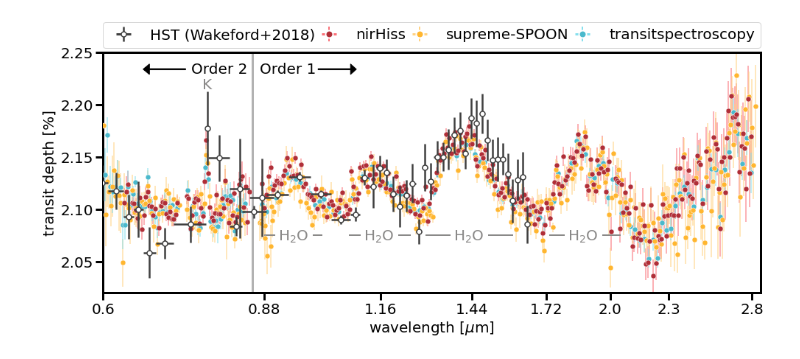
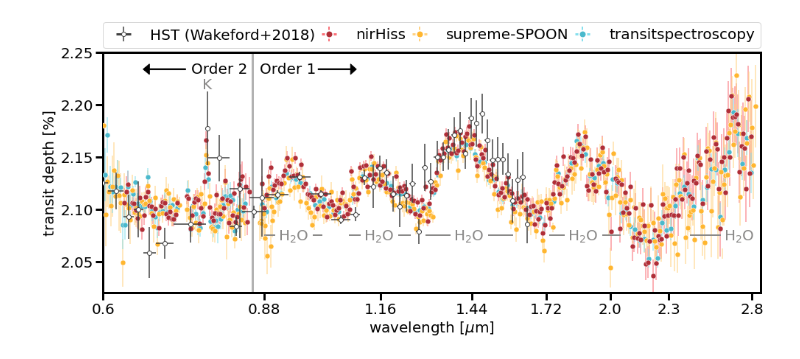
Before and after one commit to afeinstein20/wasp39b_niriss_paper, a Jupyter notebook: figure2.ipynb, the cells around one changed output. Cells and saved outputs as stored; diff of their text form; code cells hidden in the pictures.

Commit message:
marker property changes

```diff
--- a/figure2.ipynb
+++ b/figure2.ipynb
@@ -177,9 +151,9 @@ plt.errorbar(hst['Wavelength microns'],
              hst['Rp/R*']**2*100,
              yerr=hst_err*np.sqrt(2),
              xerr=hst['Wavelength bin size microns'],
-             marker='o', linestyle='', ms=7,
+             marker='o', linestyle='', ms=6,
              markeredgecolor='#404040', ecolor='#404040',
-             color='w', lw=2.5,markeredgewidth=1.5,
+             color='w', lw=1.5, markeredgewidth=1,
              zorder=100, label='HST (Wakeford+2018)')
 
 # Load in colors and filenames
@@ -240,9 +214,9 @@ for i in range(len(pipelineorder)):
 # Label some of the obvious features
 lcolor = '#8a8988'
 plt.text(s='K', color=lcolor, x=0.76, y=2.215)
-x = [0.91, 1.115, 1.38, 1.81]
-rmin = [0.03, 0.04, 0.09, 0.08]
-rmax = [0.1, 0.13, 0.21, 0.24]
+x = [0.91, 1.115, 1.38, 1.81, 2.62]
+rmin = [0.03, 0.04, 0.09, 0.08, 0.2]
+rmax = [0.1, 0.13, 0.21, 0.24, 0.1]
 for i in range(len(x)):
     plt.text(s=r'H$_2$O', x=x[i], y=2.07, color=lcolor, backgroundcolor='w')
     plt.hlines(y=2.075, xmin=x[i]-rmin[i], xmax=x[i]+rmax[i], color=lcolor, lw=2)
@@ -256,31 +230,31 @@ plt.arrow(1.0, 2.234, 0.08, 0., head_width=0.01, head_length=0.015, fc='k', ec='
 
 # Sets the x and y labels
 plt.xlabel('wavelength [$\mu$m]')
 plt.ylabel('transit depth [%]')
 
 # Sets the x-limit, x-scale, and x-ticks
 plt.xscale('log')
 plt.xlim(0.6,2.86)
 xticks = np.append(np.linspace(0.6,2,6), np.linspace(2.3,2.8,2))
 xticks = np.round(xticks,2)
 plt.xticks(xticks, labels=np.round(xticks,2))
 
 # Sets the y-limit
 plt.ylim(2.02,2.25)
 
 # Creates the legend
 leg = plt.legend(bbox_to_anchor=(0., 1.02, 1., .102), loc=3,
              ncol=4, mode="expand", borderaxespad=0.,
              fontsize=20)
 # Increases markersize in the legend
 for legobj in leg.legendHandles:
     legobj.set_linewidth(3.0)
 
 plt.minorticks_off()
 
 
 plt.savefig('/Users/belugawhale/Documents/niriss_real/wasp39/paper_figures/transmission_spectrum.pdf',
             dpi=300, rasterize=True,
             bbox_inches='tight')
 # %% [output]
-[figure, old version]
+[figure, new version]
```
Also changed, not shown: parts of 1 cell of this notebook, 1 other file.
